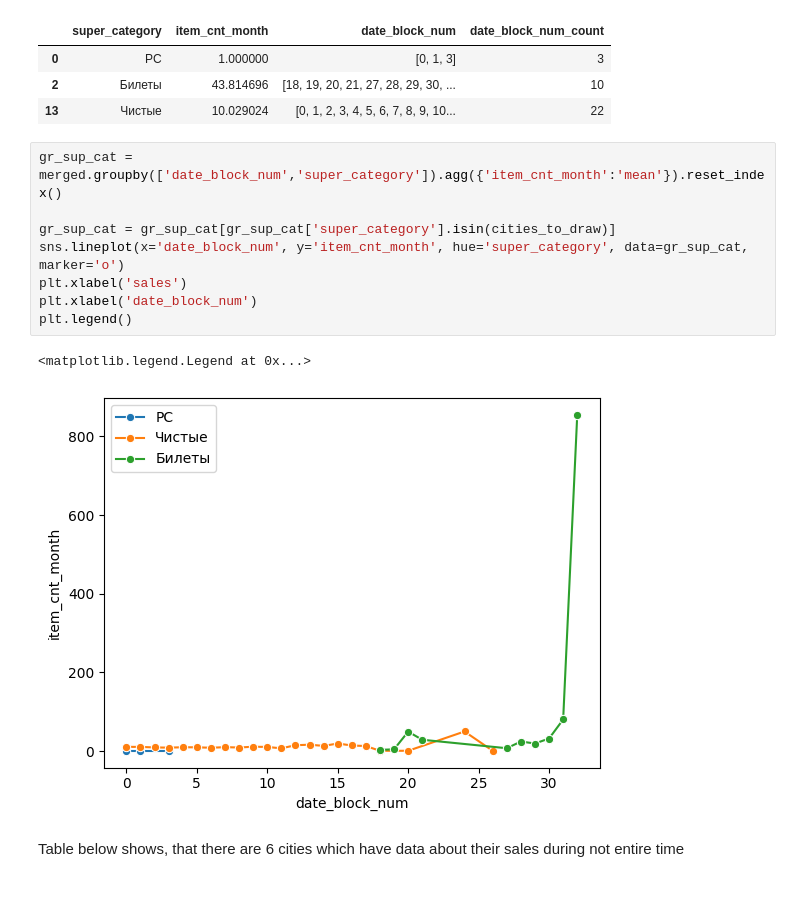
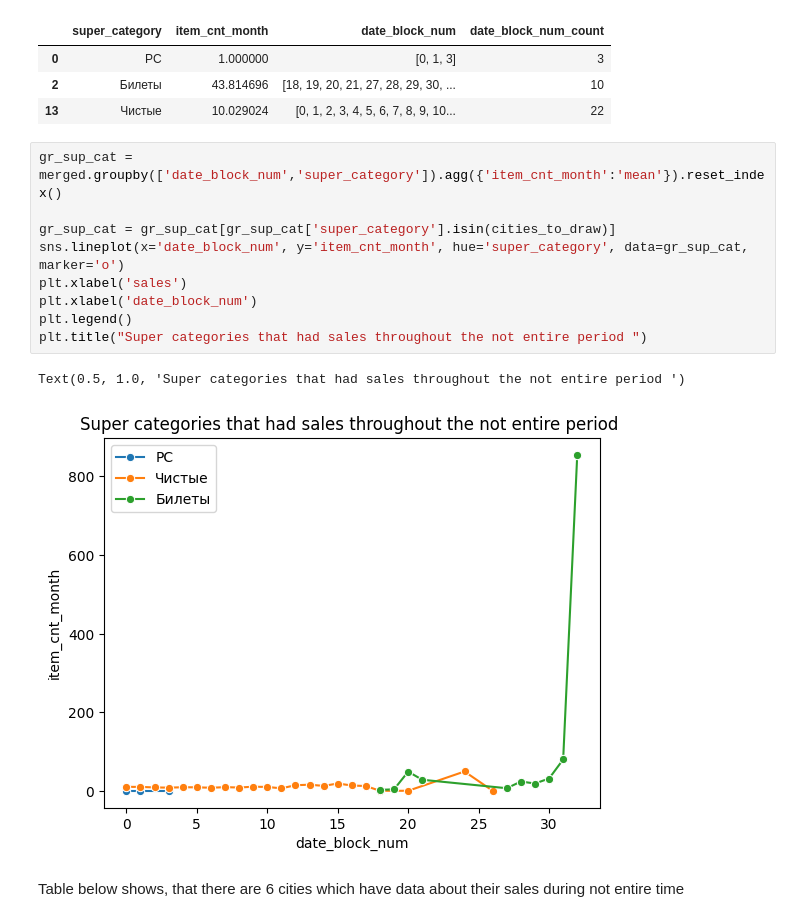
Before and after one commit to valera2444/FutureSalesPrediction, a Jupyter notebook: EDA/EDA_anomlies.ipynb, the cells around one changed output. Cells and saved outputs as stored; diff of their text form; blank space fills up the shorter version.

```diff
--- a/EDA/EDA_anomlies.ipynb
+++ b/EDA/EDA_anomlies.ipynb
@@ -62,14 +62,15 @@ gr_sup_cat[gr_sup_cat.date_block_num_count < 34]
 # %%
 gr_sup_cat = merged.groupby(['date_block_num','super_category']).agg({'item_cnt_month':'mean'}).reset_index()
 
 gr_sup_cat = gr_sup_cat[gr_sup_cat['super_category'].isin(cities_to_draw)]
 sns.lineplot(x='date_block_num', y='item_cnt_month', hue='super_category', data=gr_sup_cat, marker='o')
 plt.xlabel('sales')
 plt.xlabel('date_block_num')
 plt.legend()
+plt.title("Super categories that had sales throughout the not entire period ")
 # %% [output]
-<matplotlib.legend.Legend at 0x...>
+Text(0.5, 1.0, 'Super categories that had sales throughout the not entire period ')
-[figure, old version]
+[figure, new version]
 # %% [markdown]
 Table below shows, that there are 6 cities which have data about their sales during not entire time
 # %%
```
Also changed, not shown: parts of 4 cells of this notebook, 2 other files.
